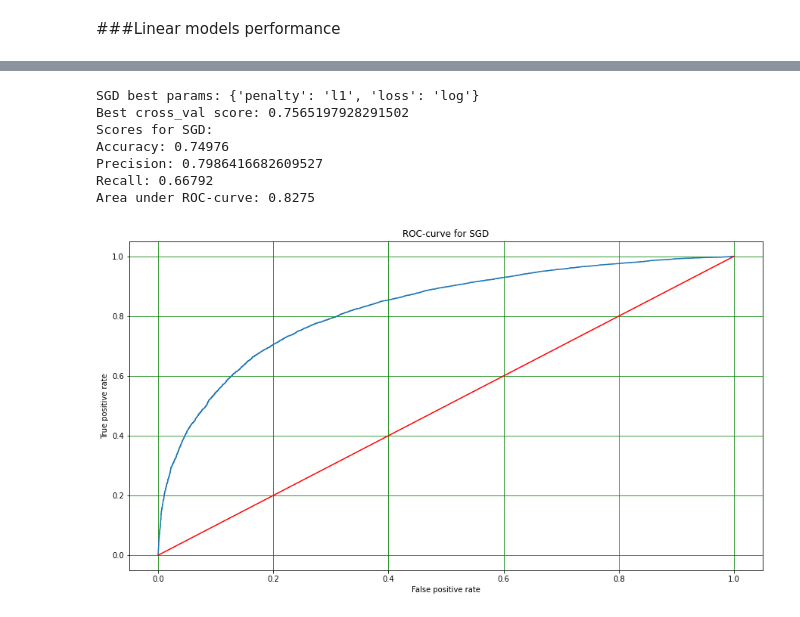
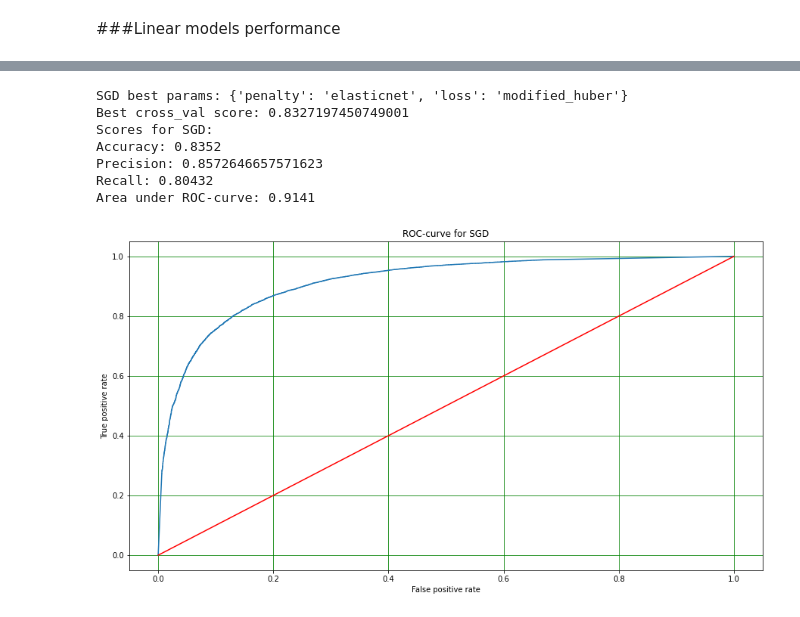
Before and after one commit to ShaAndrey/Course_project, a Jupyter notebook: ClassicalMethods.ipynb, the cells around one changed output, grey strips where cells are left out. Saved outputs shown, nothing was run; the diff lists cells and outputs as text; code cells hidden in the pictures.

```diff
--- a/ClassicalMethods.ipynb
+++ b/ClassicalMethods.ipynb
@@ -681,18 +683,20 @@ sgd_glove = EstimatorChecker(SGDClassifier(random_state=RANDOM_STATE),
                              Y_train=Y_train,
                              X_test=X_test_mean_glove,
                              Y_test=Y_test)
-# %%
-sgd_glove.fit_to_best_params(sgd_param_grid)
-sgd_glove.iterate_and_report()
-# %% [output]
-SGD best params: {'penalty': 'l1', 'loss': 'log'}
-Best cross_val score: 0.7565197928291502
-Scores for SGD:
-Accuracy: 0.74976
-Precision: 0.7986416682609527
-Recall: 0.66792
-Area under ROC-curve: 0.8275
-[figure, removed]
+# %%
+sgd_param_grid = {'loss' : ['modified_huber', 'log'],
+                  'penalty' : ['l1', 'l2', 'elasticnet']}
+sgd_glove.fit_to_best_params(sgd_param_grid)
+sgd_glove.iterate_and_report()
+# %% [output]
+SGD best params: {'penalty': 'elasticnet', 'loss': 'modified_huber'}
+Best cross_val score: 0.8327197450749001
+Scores for SGD:
+Accuracy: 0.8352
+Precision: 0.8572646657571623
+Recall: 0.80432
+Area under ROC-curve: 0.9141
+[figure, added]
 # %%
 print_results_table([log_regr_glove, sgd_glove])
 # %% [output]
```
Also changed, not shown: parts of 6 cells of this notebook.
